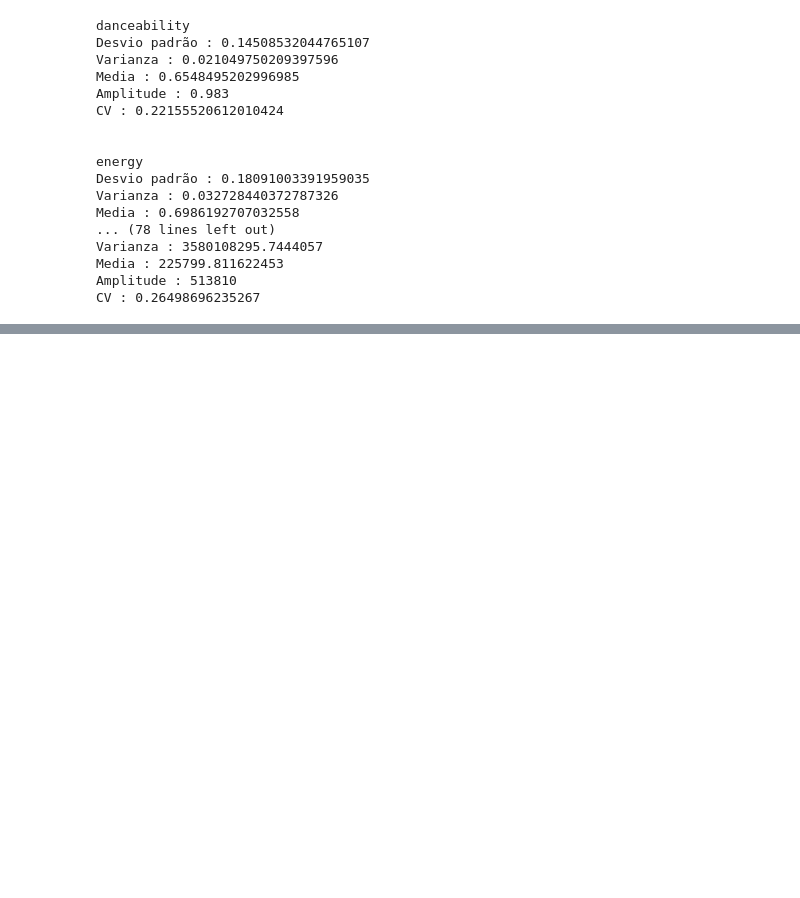
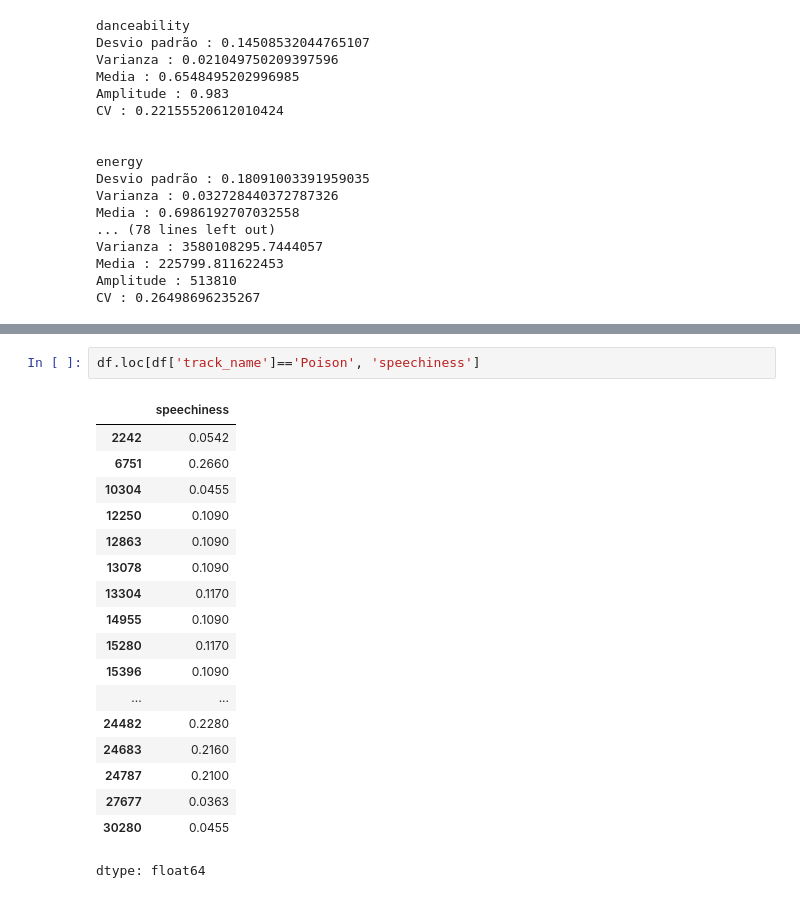
Before and after one commit to Magvride/Spotify-Recommendations, a Jupyter notebook: Ciência_de_Dados_G1.ipynb, the cells around one changed output, grey strips where cells are left out. Saved outputs shown, nothing was run; the diff lists cells and outputs as text; blank space fills up the shorter version.

```diff
--- a/Ciência_de_Dados_G1.ipynb
+++ b/Ciência_de_Dados_G1.ipynb
@@ -222,0 +229,21 @@ CV : 0.26498696235267
+# %%
+df.loc[df['track_name']=='Poison', 'speechiness']
+# %% [output]
+|  | speechiness |
+| 2242 | 0.0542 |
+| 6751 | 0.2660 |
+| 10304 | 0.0455 |
+| 12250 | 0.1090 |
+| 12863 | 0.1090 |
+| 13078 | 0.1090 |
+| 13304 | 0.1170 |
+| 14955 | 0.1090 |
+| 15280 | 0.1170 |
+| 15396 | 0.1090 |
+| ... | ... |
+| 24482 | 0.2280 |
+| 24683 | 0.2160 |
+| 24787 | 0.2100 |
+| 27677 | 0.0363 |
+| 30280 | 0.0455 |
+dtype: float64
```
Also changed, not shown: parts of 1 cell of this notebook.
